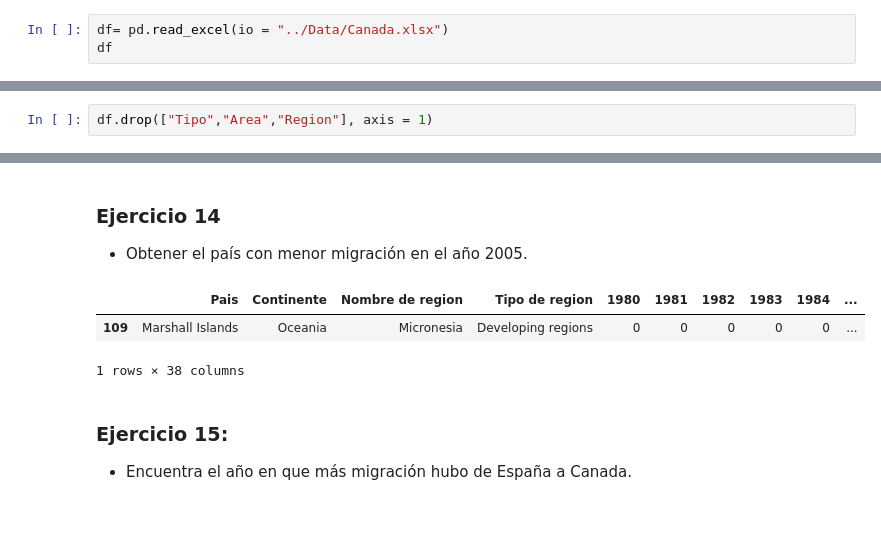
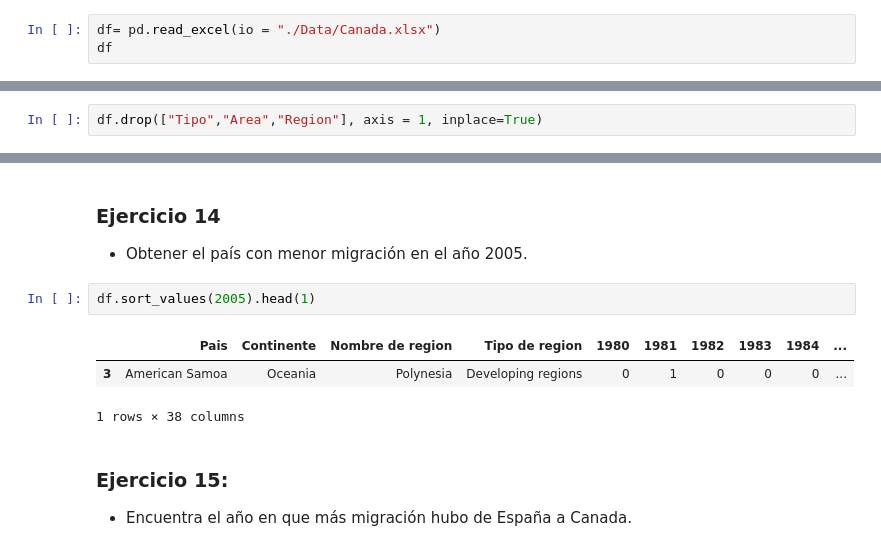
Before and after one commit to Noelia-MS/Ejercicios-Noelia, a Jupyter notebook: MOD03_Datascience/03. Notebooks Ejercicios/03.pandas_1.ipynb, the cells around one changed output, grey strips where cells are left out. Drawn from its saved outputs; the diff is of its cells as text; blank space fills up the shorter version.

```diff
--- a/MOD03_Datascience/03. Notebooks Ejercicios/03.pandas_1.ipynb
+++ b/MOD03_Datascience/03. Notebooks Ejercicios/03.pandas_1.ipynb
@@ -12,7 +13,7 @@ pandas==2.2.3
 ### Ejercicio 1:
 - Lee el archivo **"Canada.xlsx"** y guardalo en la variable **df**
 # %%
-df= pd.read_excel(io = "../Data/Canada.xlsx")
+df= pd.read_excel(io = "./Data/Canada.xlsx")
 df
 # %% [output]
 |  | Tipo | Pais | Area | Continente | Region | Nombre de region | Tipo de region | 1980 | 1981 | ... |
@@ -124,4 +129,4 @@ Index([            'Tipo',             'Pais',             'Area',
 ### Ejercicio 8:
 - Eliminar las columnas: _**Tipo**_, _**Area**_ y _**Region**_.
 # %%
-df.drop(["Tipo","Area","Region"], axis = 1)
+df.drop(["Tipo","Area","Region"], axis = 1, inplace=True)
@@ -203,9 +233,10 @@ dtype: int64
 ### Ejercicio 14
 - Obtener el país con menor migración en el año 2005.
 # %%
+df.sort_values(2005).head(1)
 # %% [output]
 |  | Pais | Continente | Nombre de region | Tipo de region | 1980 | 1981 | 1982 | 1983 | 1984 | ... |
-| 109 | Marshall Islands | Oceania | Micronesia | Developing regions | 0 | 0 | 0 | 0 | 0 | ... |
+| 3 | American Samoa | Oceania | Polynesia | Developing regions | 0 | 1 | 0 | 0 | 0 | ... |
 1 rows × 38 columns
 # %% [markdown]
 ### Ejercicio 15:
```
Also changed, not shown: parts of 51 cells of this notebook, 2 other files.
